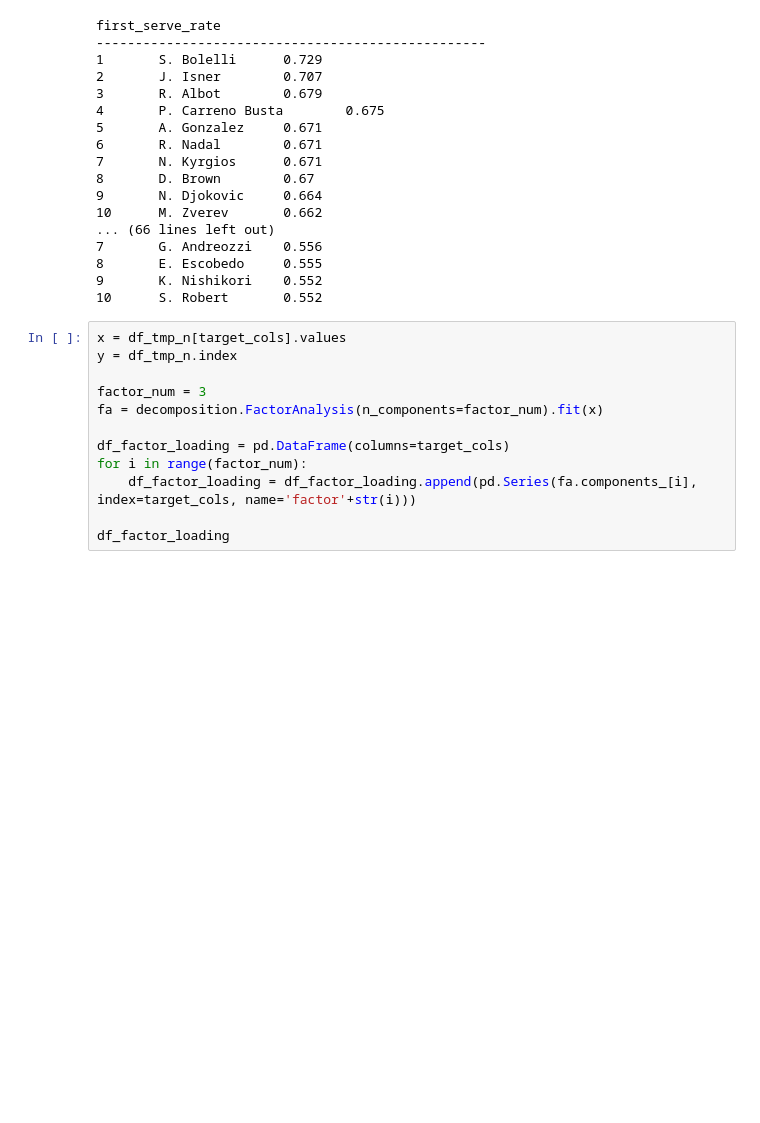
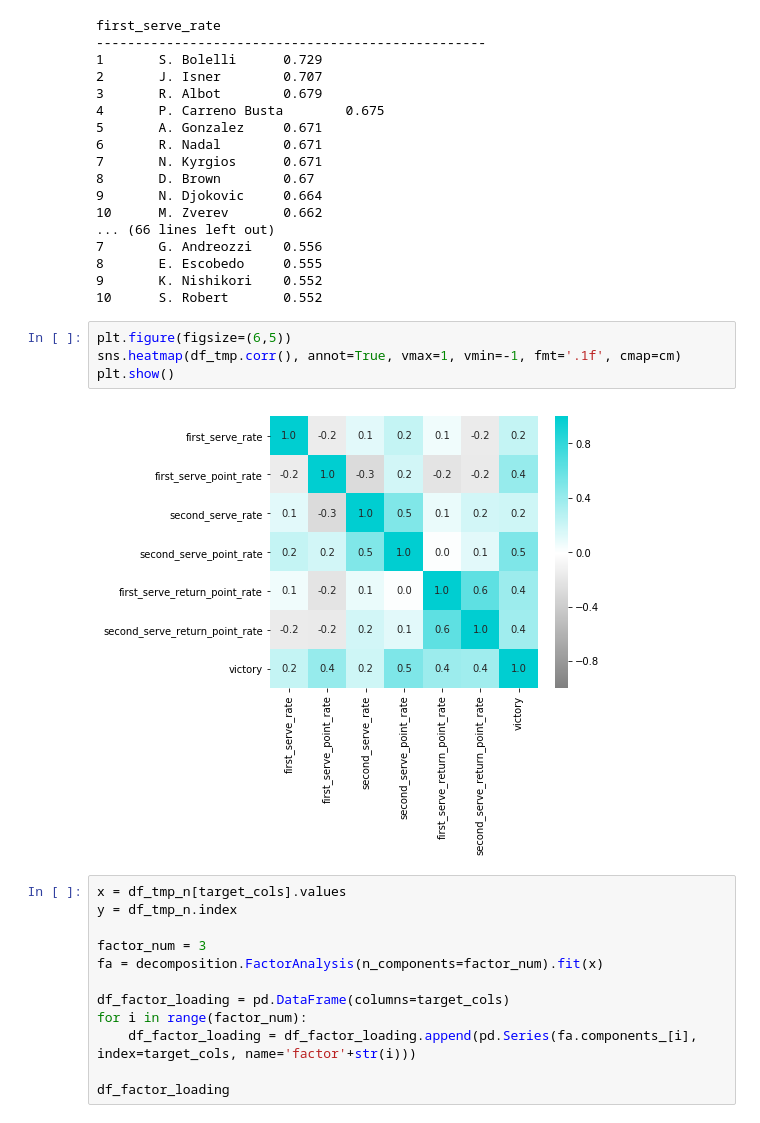
Before and after one commit to Gin04gh/datascience, a Jupyter notebook: kaggle_dataset_large_tennis_dataset_for_atp_itf_betting/analysis_service_return_strength.ipynb, the cells around one changed output. Drawn from its saved outputs; the diff is of its cells as text; blank space fills up the shorter version.

```diff
--- a/kaggle_dataset_large_tennis_dataset_for_atp_itf_betting/analysis_service_return_strength.ipynb
+++ b/kaggle_dataset_large_tennis_dataset_for_atp_itf_betting/analysis_service_return_strength.ipynb
@@ -142,6 +143,12 @@ first_serve_rate
 8       E. Escobedo     0.555
 9       K. Nishikori    0.552
 10      S. Robert       0.552
+# %%
+plt.figure(figsize=(6,5))
+sns.heatmap(df_tmp.corr(), annot=True, vmax=1, vmin=-1, fmt='.1f', cmap=cm)
+plt.show()
+# %% [output]
+[figure, added]
 # %%
 x = df_tmp_n[target_cols].values
 y = df_tmp_n.index
```
Also changed, not shown: parts of 1 cell of this notebook.
